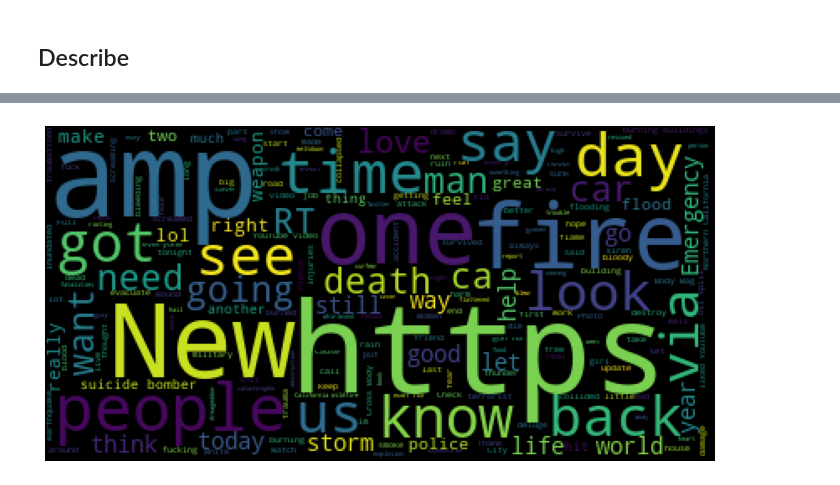
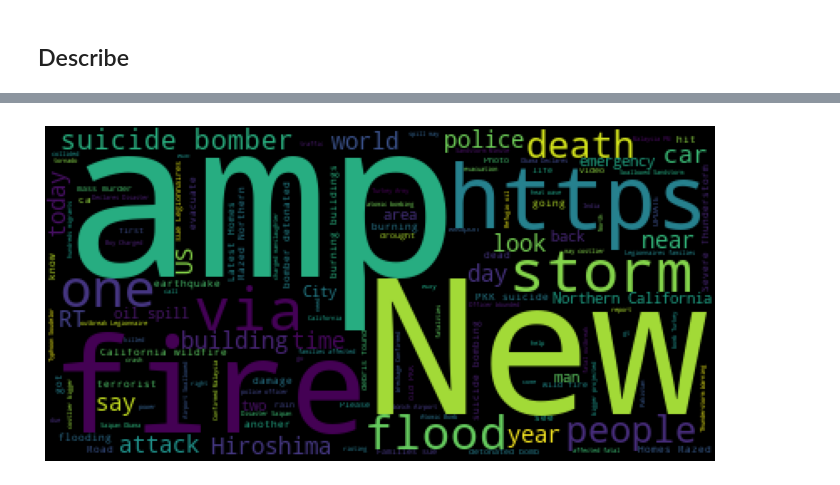
Before and after one commit to nviktorys/NLP0, a Jupyter notebook: 01_DataPreparation.ipynb, the cells around one changed output, grey strips where cells are left out. Cells and saved outputs as stored; diff of their text form; code cells hidden in the pictures.

```diff
--- a/01_DataPreparation.ipynb
+++ b/01_DataPreparation.ipynb
@@ -101,8 +121,11 @@ sent
 # Combine all words
 words_all = []
 words_idx = []
+words_tgt = []
 for s in range(len(data)):
   words_all += word_tokenize(data.text[s])
   words_idx += [s]*len(word_tokenize(data.text[s]))
+  words_tgt += [data.target[s]]*len(word_tokenize(data.text[s]))
 print(words_all[:3])
 print(words_idx[:3])
+print(words_tgt[:3])
@@ -110,5 +137,6 @@ print(words_idx[:3])
 # Combine into dataframe
 words = pd.DataFrame()
 words['idx'] = words_idx
+words['tgt'] = words_tgt
 words['word'] = words_all
 words
@@ -153,0 +224,6 @@ words_stp
+# %%
+# Add tag
+for w in range(len(words_stp)):
+  words_stp.loc[w,'tag'] = nltk.pos_tag([words_stp.word[w]])[0][1].replace('$', '')
+print(words_stp.head(5))
+print(words_stp.groupby('tag').tag.count())
@@ -167,9 +288,9 @@ fdist.plot(10)
 # %%
 # Cloud of words
-wordcloud = WordCloud().generate(" ".join(words_stp.words))
+wordcloud = WordCloud().generate(" ".join(words_stp[words_stp.tgt==1].word))
 plt.figure(figsize=(12,12))
 plt.imshow(wordcloud)
 plt.axis("off")
 plt.show()
 # %% [output]
-[figure, old version]
+[figure, new version]
```
Also changed, not shown: parts of 12 cells of this notebook.
